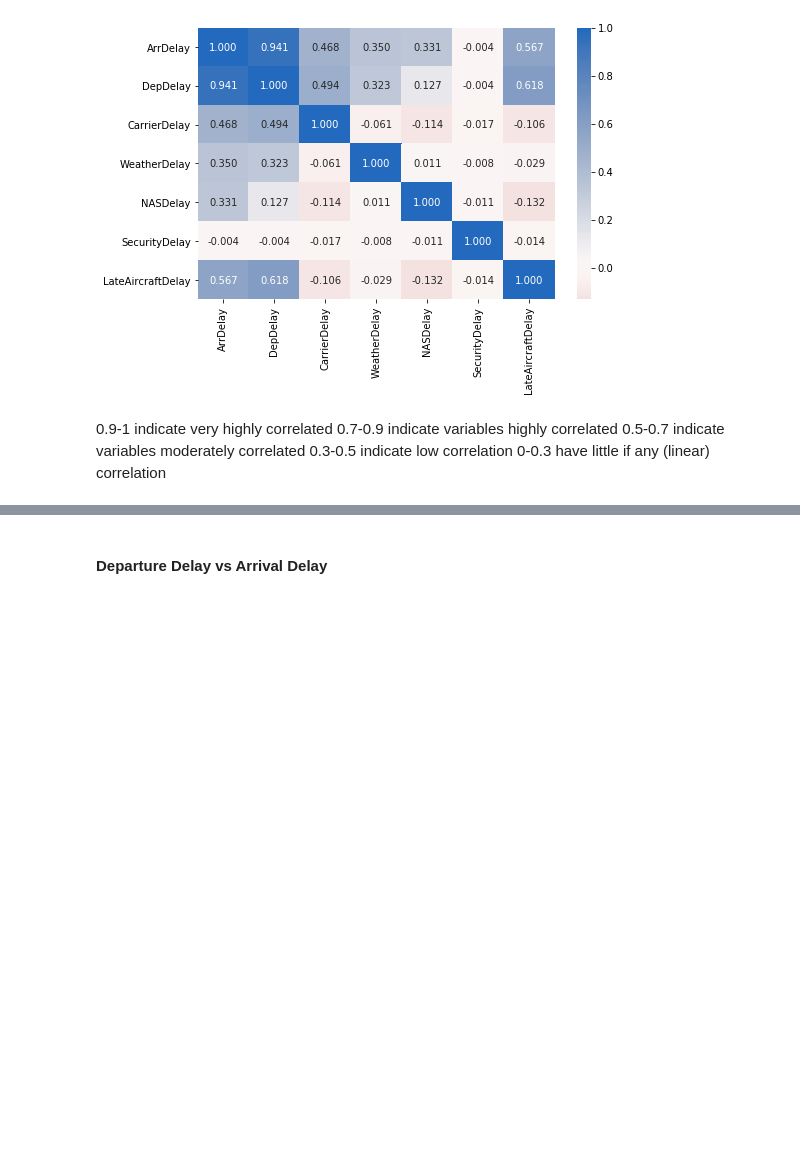
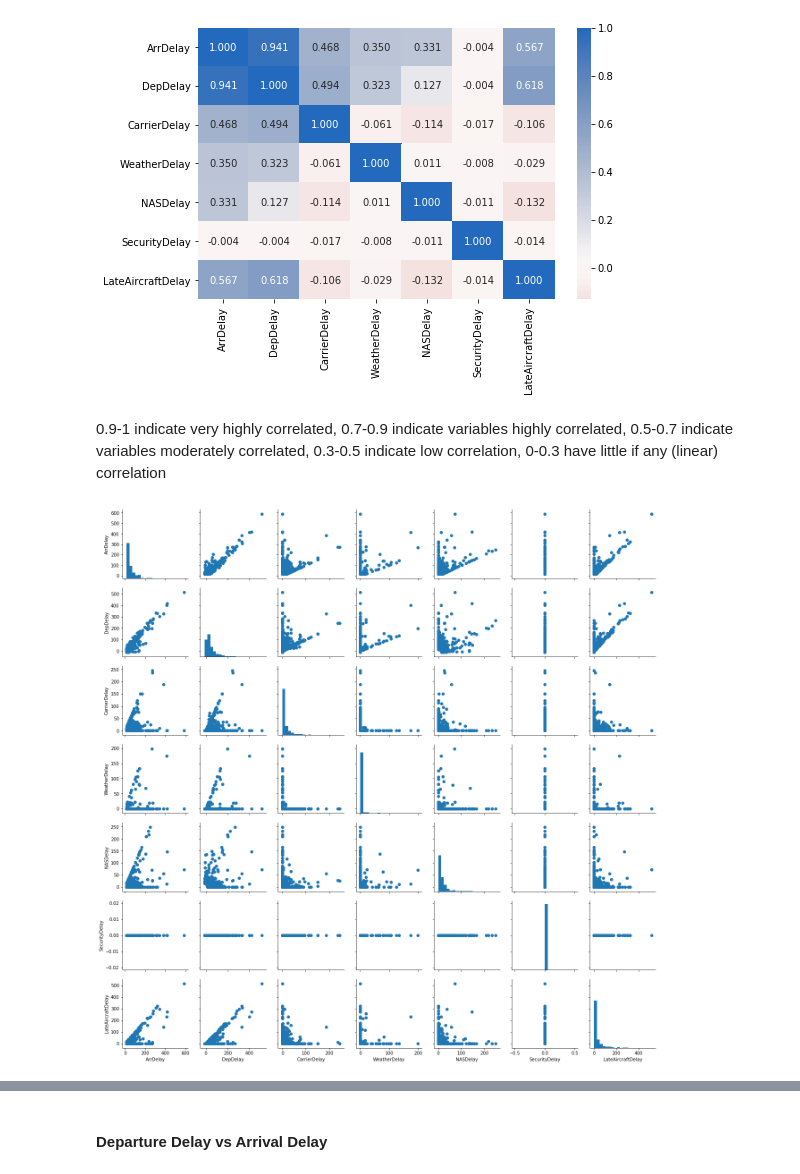
Before and after one commit to thaisruiz/udacity-communicating-data-findings, a Jupyter notebook: Flights_exploration_in_progress.ipynb, the cells around one changed output, grey strips where cells are left out. Saved outputs shown, nothing was run; the diff lists cells and outputs as text; code cells hidden in the pictures; blank space fills up the shorter version.

```diff
--- a/Flights_exploration_in_progress.ipynb
+++ b/Flights_exploration_in_progress.ipynb
@@ -921,9 +898,20 @@ plt.show()
 # %% [output]
 [figure]
 # %% [markdown]
-0.9-1 indicate very highly correlated
-0.7-0.9 indicate variables highly correlated
-0.5-0.7 indicate variables moderately correlated
-0.3-0.5 indicate low correlation
+0.9-1 indicate very highly correlated,
+0.7-0.9 indicate variables highly correlated,
+0.5-0.7 indicate variables moderately correlated,
+0.3-0.5 indicate low correlation,
 0-0.3 have little if any (linear) correlation
+# %%
+# plot matrix: sample 500 delayed flights so that plots are clearer and they render faster
+
+samples = np.random.choice(delayed_flights.index, 500, replace=False)
+flights_samp = delayed_flights.loc[samples,:]
+
+g = sb.PairGrid(data=flights_samp, vars=numeric_vars);
+g = g.map_diag(plt.hist, bins=20);
+g.map_offdiag(plt.scatter);
+# %% [output]
+[figure, added]
 # %% [markdown]
```
Also changed, not shown: parts of 10 cells of this notebook.
